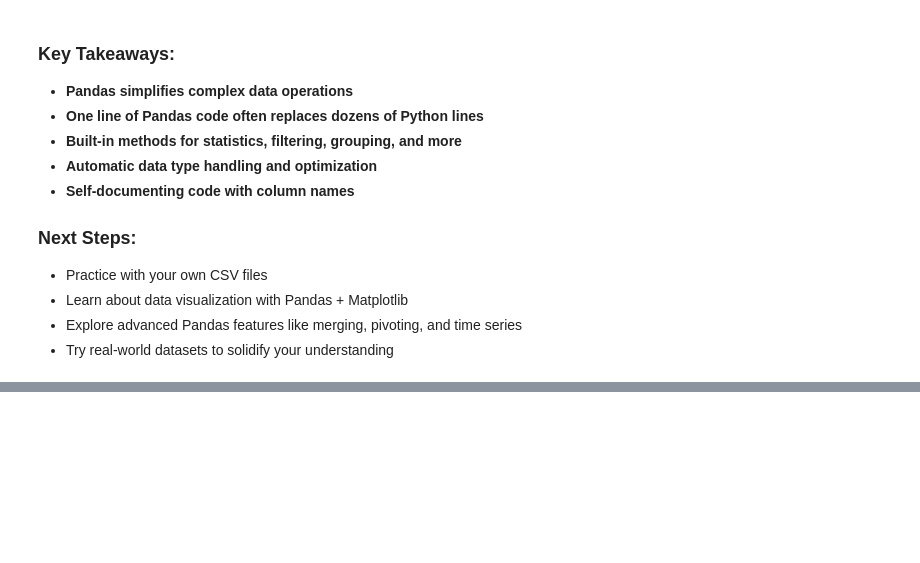
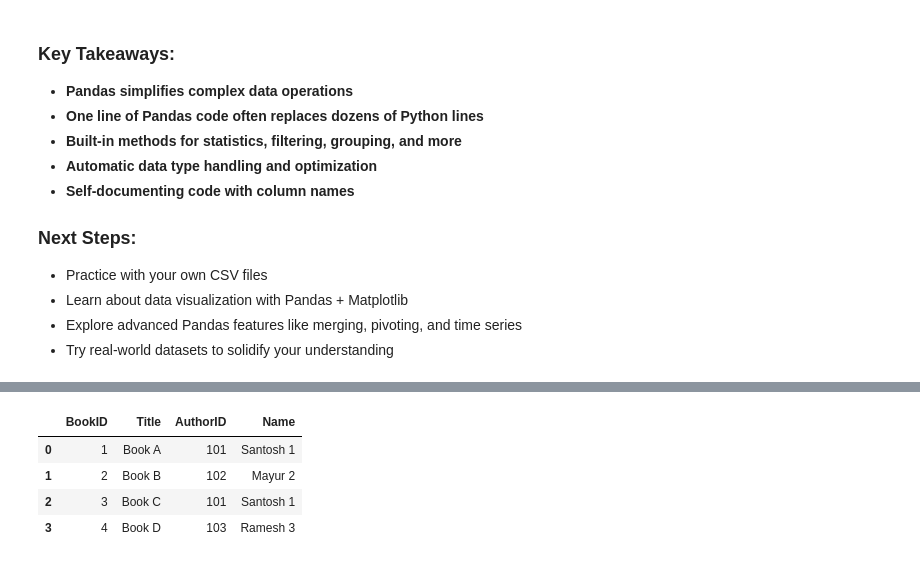
Before and after one commit to Sandy008/Python_SCMS, a Jupyter notebook: python_tutorial.ipynb, the cells around one changed output, grey strips where cells are left out. Saved outputs shown, nothing was run; the diff lists cells and outputs as text; code cells hidden in the pictures; blank space fills up the shorter version.

```diff
--- a/python_tutorial.ipynb
+++ b/python_tutorial.ipynb
@@ -2303,0 +2375,8 @@ After cleaning the data, try to:
+# %%
+df_books.merge(df_authors, on='AuthorID', how='inner')
+# %% [output]
+|  | BookID | Title | AuthorID | Name |
+| 0 | 1 | Book A | 101 | Santosh 1 |
+| 1 | 2 | Book B | 102 | Mayur 2 |
+| 2 | 3 | Book C | 101 | Santosh 1 |
+| 3 | 4 | Book D | 103 | Ramesh 3 |
```
Also changed, not shown: parts of 4 cells of this notebook, 2 other files.
